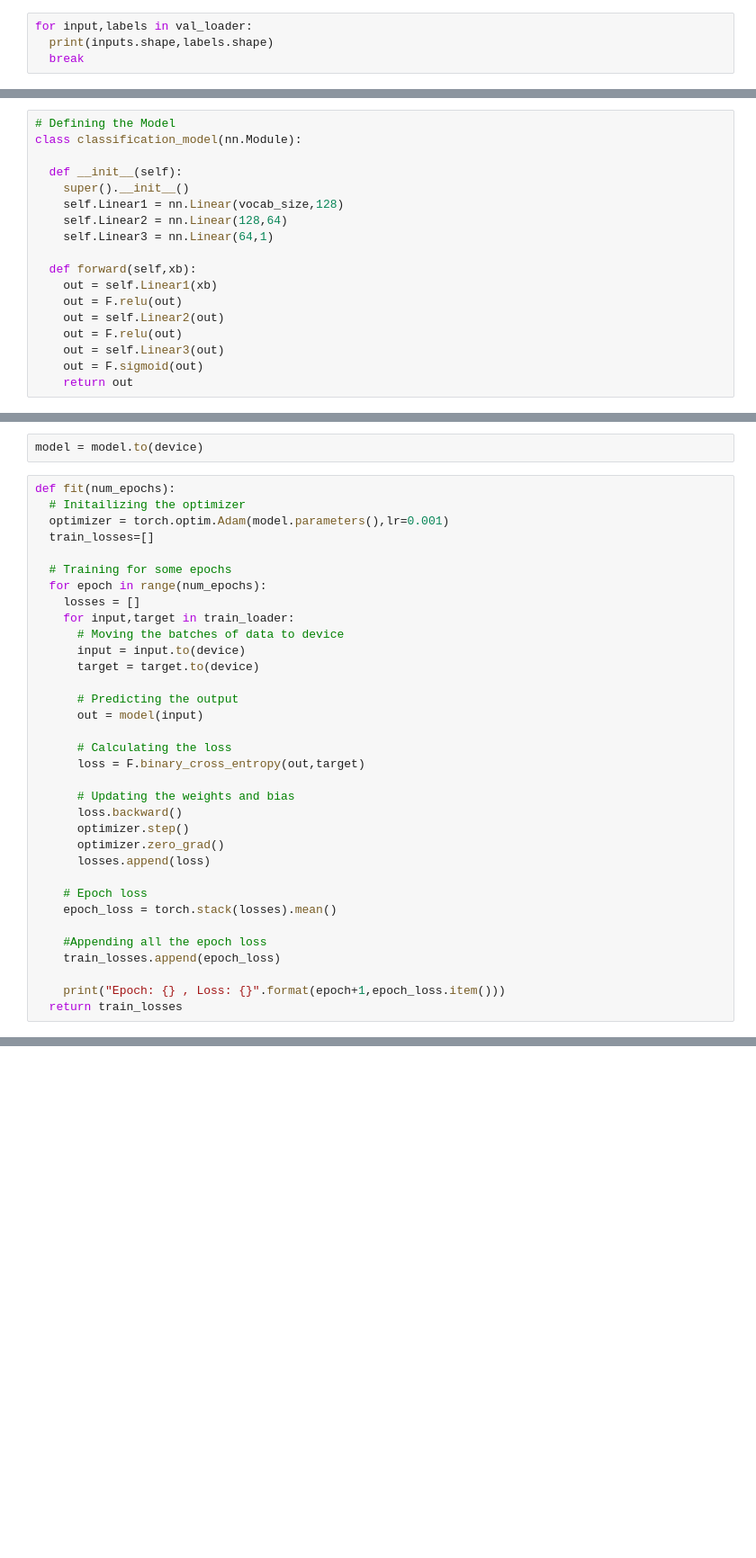
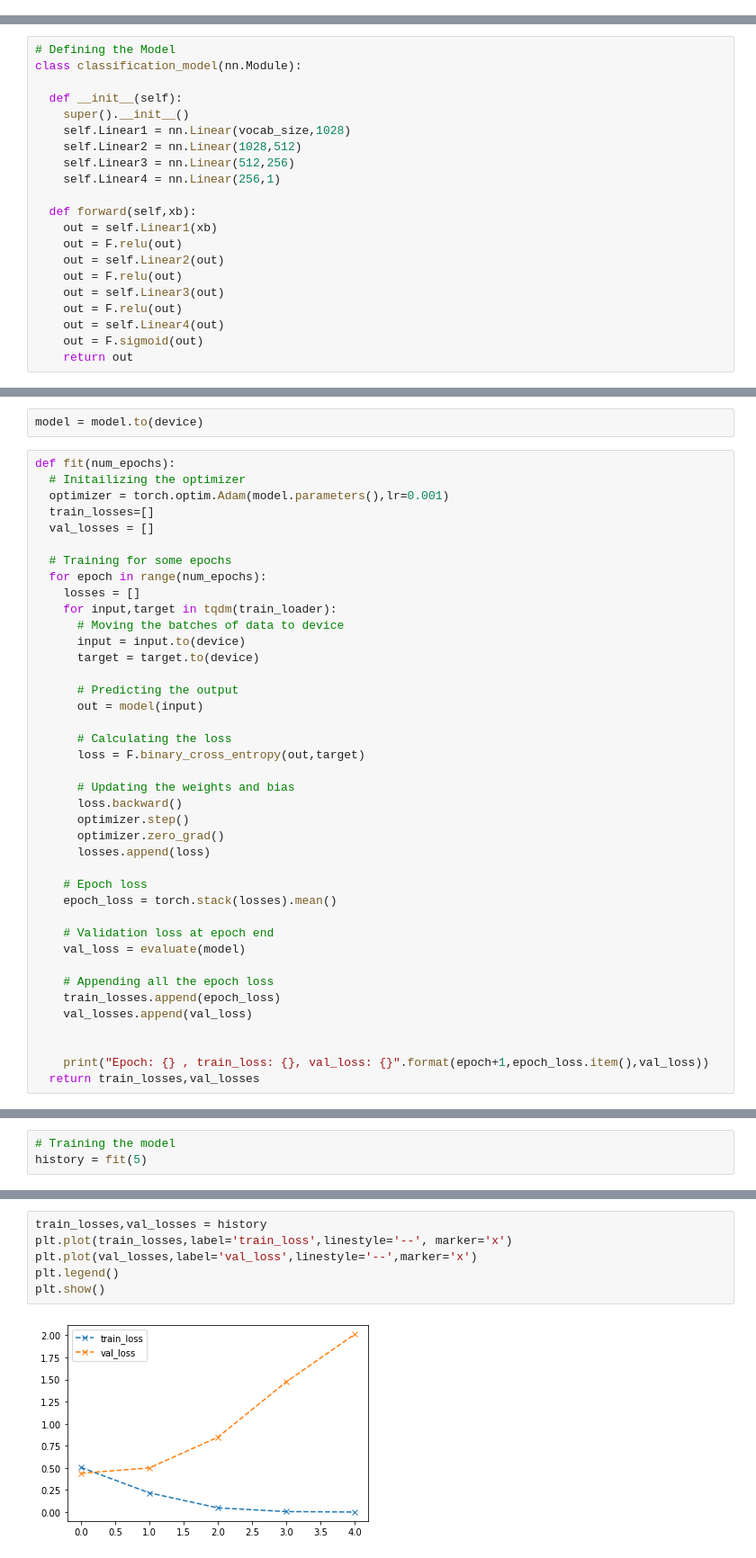
Before and after one commit to soumyajit4419/Deep_Learning_Projects, a Jupyter notebook: NLP_With_PyTorch/Sacrcasm_Classification[Bag_Of_Words].ipynb, the cells around one changed output, grey strips where cells are left out. Shown: that part at 90% size. Saved outputs shown, nothing was run; the diff lists cells and outputs as text; blank space fills up the shorter version.

```diff
--- a/NLP_With_PyTorch/Sacrcasm_Classification[Bag_Of_Words].ipynb
+++ b/NLP_With_PyTorch/Sacrcasm_Classification[Bag_Of_Words].ipynb
@@ -93,4 +105,0 @@ val_loader = DataLoader(val_ds,batch_size=128,shuffle=True,num_workers=3,pin_mem
-# %%
-for input,labels in val_loader:
-  print(inputs.shape,labels.shape)
-  break
@@ -102,9 +109,10 @@ class classification_model(nn.Module):
 
   def __init__(self):
     super().__init__()
-    self.Linear1 = nn.Linear(vocab_size,128)
-    self.Linear2 = nn.Linear(128,64)
-    self.Linear3 = nn.Linear(64,1)
+    self.Linear1 = nn.Linear(vocab_size,1028)
+    self.Linear2 = nn.Linear(1028,512)
+    self.Linear3 = nn.Linear(512,256)
+    self.Linear4 = nn.Linear(256,1)
 
   def forward(self,xb):
     out = self.Linear1(xb)
@@ -112,6 +120,8 @@ class classification_model(nn.Module):
     out = self.Linear2(out)
     out = F.relu(out)
     out = self.Linear3(out)
+    out = F.relu(out)
+    out = self.Linear4(out)
     out = F.sigmoid(out)
     return out
 # %%
@@ -136,11 +146,12 @@ def fit(num_epochs):
   # Initailizing the optimizer
   optimizer = torch.optim.Adam(model.parameters(),lr=0.001)
   train_losses=[]
+  val_losses = []
 
   # Training for some epochs
   for epoch in range(num_epochs):
     losses = []
-    for input,target in train_loader:
+    for input,target in tqdm(train_loader):
       # Moving the batches of data to device
       input = input.to(device)
       target = target.to(device)
@@ -160,8 +171,13 @@ def fit(num_epochs):
     # Epoch loss
     epoch_loss = torch.stack(losses).mean()
 
-    #Appending all the epoch loss
+    # Validation loss at epoch end
+    val_loss = evaluate(model)
+
+    # Appending all the epoch loss
     train_losses.append(epoch_loss)
+    val_losses.append(val_loss)
 
-    print("Epoch: {} , Loss: {}".format(epoch+1,epoch_loss.item()))
-  return train_losses
+
+    print("Epoch: {} , train_loss: {}, val_loss: {}".format(epoch+1,epoch_loss.item(),val_loss))
+  return train_losses,val_losses
@@ -197,0 +199,3 @@ for input,target in val_loader:
+# %%
+# Training the model
+history = fit(5)
@@ -197,0 +212,8 @@ for input,target in val_loader:
+# %%
+train_losses,val_losses = history
+plt.plot(train_losses,label='train_loss',linestyle='--', marker='x')
+plt.plot(val_losses,label='val_loss',linestyle='--',marker='x')
+plt.legend()
+plt.show()
+# %% [output]
+[figure, added]
```
Also changed, not shown: parts of 24 cells of this notebook, 1 other file.
